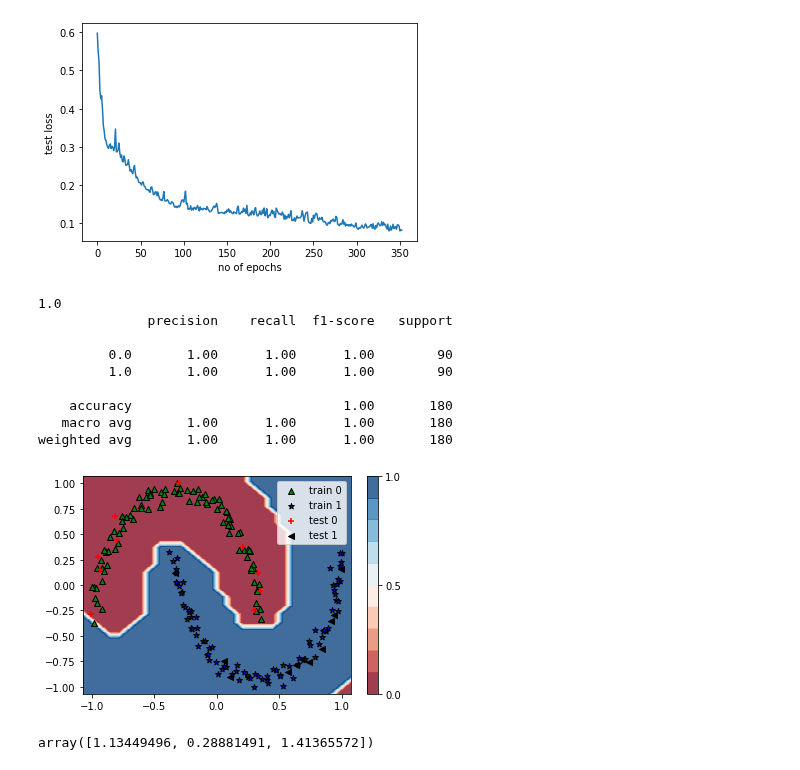
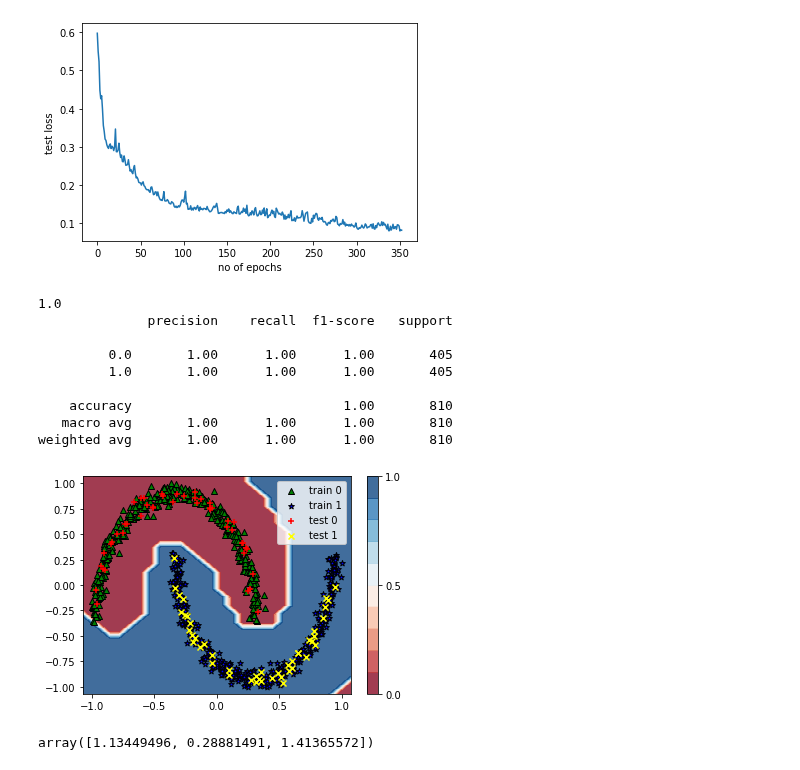
Before and after one commit to kareem1925/Ismailia-school-of-AI, a Jupyter notebook: quantum_gradients/universal_qubit_classifier_using_gradient_descent.ipynb, the cells around one changed output. Saved outputs shown, nothing was run; the diff lists cells and outputs as text; code cells hidden in the pictures.

```diff
--- a/quantum_gradients/universal_qubit_classifier_using_gradient_descent.ipynb
+++ b/quantum_gradients/universal_qubit_classifier_using_gradient_descent.ipynb
@@ -130,5 +130,5 @@ def cerate_data(n_qubits,layers,dataset_name,n_samples,test_size = 0.1,plot=True
 
   return (x_train,y_train),(x_test,y_test),state_labels,weights
 # %%
-(x_train,y_train),(x_test,y_test),State_labels,params = cerate_data(1,6,'moons',200,test_size=0.1)
+(x_train,y_train),(x_test,y_test),State_labels,params = cerate_data(1,6,'moons',900,test_size=0.1)
 # %% [output]
@@ -309,11 +309,11 @@ plt.show()
 # %% [output]
 [figure]
 # %%
-
+r = np.load('best-weights.npy')
 #print(var.shape)
 pred = []
 for j in range(len(x_train)):
-    pred.append(predict(var,x_train[j]))
+    pred.append(predict(r,x_train[j]))
 # %%
 print(accuracy_score(np.array(pred).round(),y_train))
 print(classification_report(np.array(pred).round(),y_train))
@@ -321,34 +321,34 @@ print(classification_report(np.array(pred).round(),y_train))
 1.0
               precision    recall  f1-score   support
 
-         0.0       1.00      1.00      1.00        90
-         1.0       1.00      1.00      1.00        90
+         0.0       1.00      1.00      1.00       405
+         1.0       1.00      1.00      1.00       405
 
-    accuracy                           1.00       180
-   macro avg       1.00      1.00      1.00       180
-weighted avg       1.00      1.00      1.00       180
+    accuracy                           1.00       810
+   macro avg       1.00      1.00      1.00       810
+weighted avg       1.00      1.00      1.00       810
 # %%
 xx, yy = np.meshgrid(np.linspace(-2, 2, 50), np.linspace(-2, 2, 50))
 X_grid = [np.array([x, y]) for x, y in zip(xx.flatten(), yy.flatten())]
 X_grid = np.hstack((X_grid,np.zeros(len(X_grid)).reshape(-1,1)))
-predictions_grid = [predict(var, x) for x in X_grid]
+predictions_grid = [predict(r, x) for x in X_grid]
 # %%
 Z = np.reshape(np.array(predictions_grid).round(), xx.shape)
 cm = plt.cm.RdBu
 cnt = plt.contourf(xx, yy, Z, levels=np.arange(0., 1.1, 0.1), cmap=cm, alpha=.8)
 plt.colorbar(cnt, ticks=[0, 0.5, 1])
 plt.scatter(x_train[:, 0][y_train==0], x_train[:, 1][y_train==0], c='g', marker='^', edgecolors='k',label='train 0')
 plt.scatter(x_train[:, 0][y_train==1], x_train[:, 1][y_train==1], c='b', marker='*', edgecolors='k',label='train 1')
 plt.scatter(x_test[:, 0][y_test==0], x_test[:, 1][y_test==0], c='r', marker='+', edgecolors='k',label='test 0')
-plt.scatter(x_test[:, 0][y_test==1], x_test[:, 1][y_test==1], c='black', marker='<', edgecolors='k',label='test 1')
+plt.scatter(x_test[:, 0][y_test==1], x_test[:, 1][y_test==1], c='yellow', marker='x', edgecolors='k',label='test 1')
 
 plt.ylim(-1.07, 1.07)
 plt.xlim(-1.07, 1.07)
 plt.legend()
 plt.savefig('decision_b.png',dpi=700)
 plt.show()
 # %% [output]
-[figure, old version]
+[figure, new version]
 # %%
 var[0][0]
 # %% [output]
```
Also changed, not shown: parts of 5 cells of this notebook.
